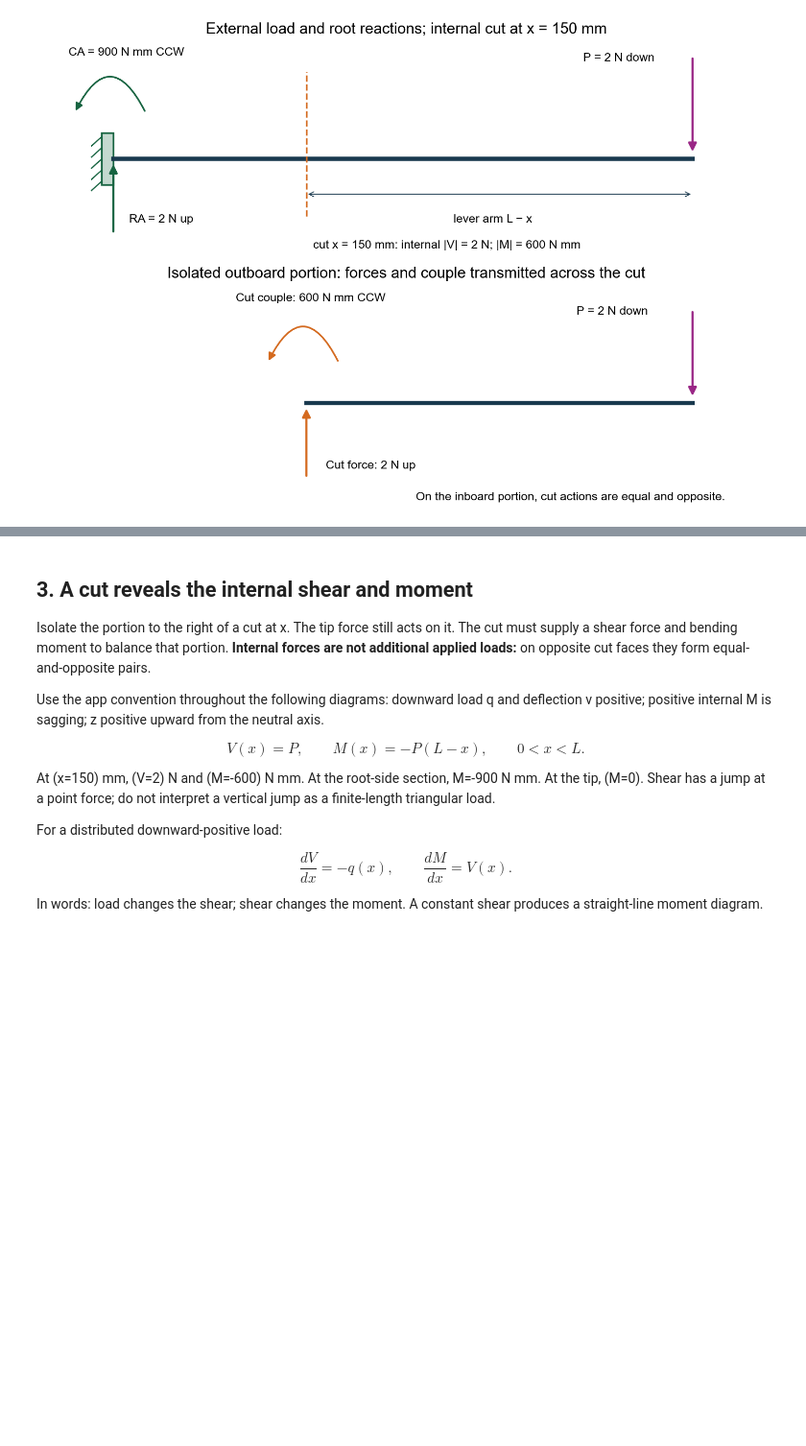
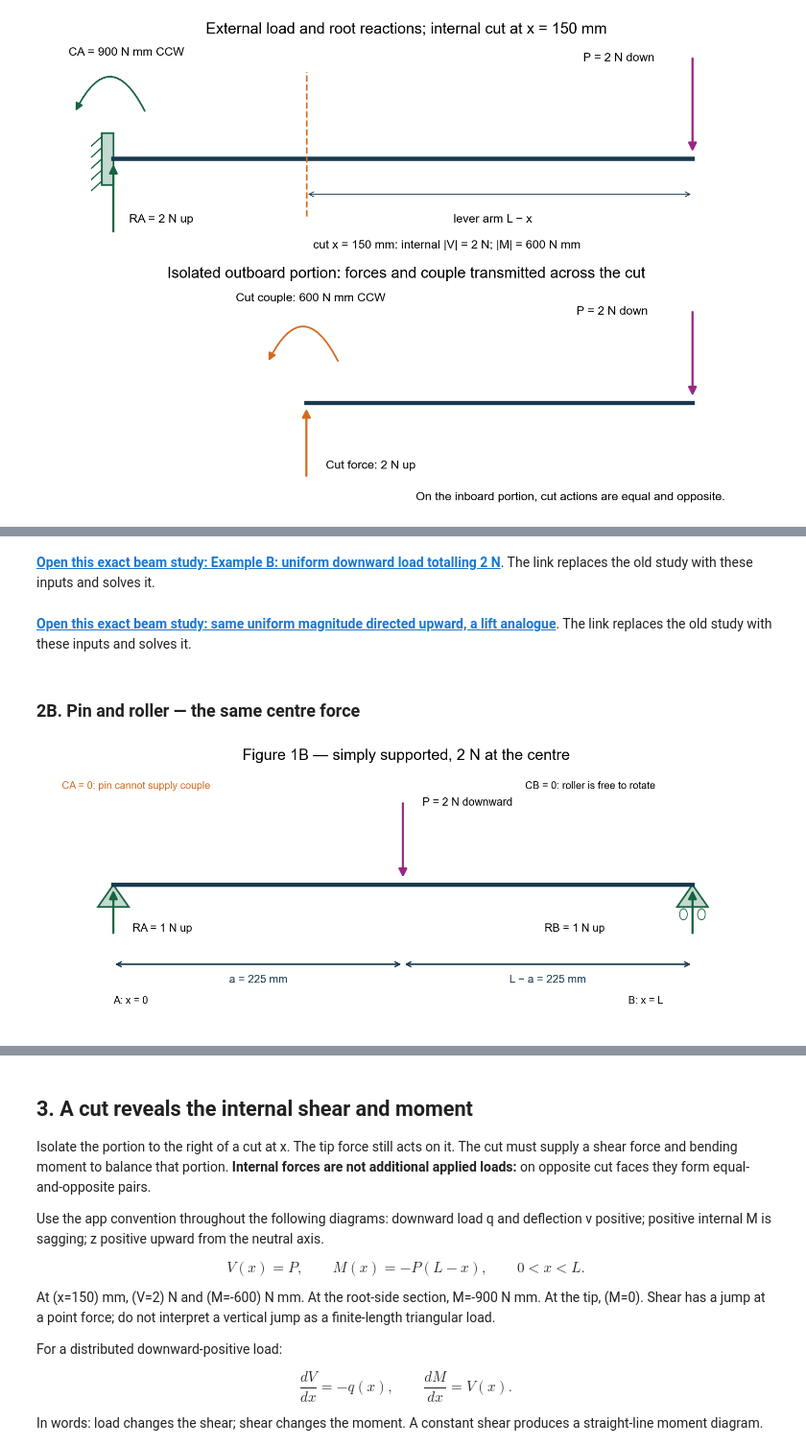
Before and after one commit to Ehsan-Roohi/Aerospace-Structures, a Jupyter notebook: notebooks/MIE446_Lecture_03_Beam_Reactions_Stress_and_Deflection.ipynb, the cells around one changed output, grey strips where cells are left out. Shown at 96% size. Saved outputs shown, nothing was run; the diff lists cells and outputs as text; code cells hidden in the pictures; blank space fills up the shorter version.

```diff
--- a/notebooks/MIE446_Lecture_03_Beam_Reactions_Stress_and_Deflection.ipynb
+++ b/notebooks/MIE446_Lecture_03_Beam_Reactions_Stress_and_Deflection.ipynb
@@ -271,0 +290,26 @@ plt.show()
+# %% [markdown]
+**[Open this exact beam study: Example B: uniform downward load totalling 2 N](https://ehsan-roohi.github.io/Aerospace-Structures/wing-lab.html?beamCase=l03-uniform)**. The link replaces the old study with these inputs and solves it.
+# %% [markdown]
+**[Open this exact beam study: same uniform magnitude directed upward, a lift analogue](https://ehsan-roohi.github.io/Aerospace-Structures/wing-lab.html?beamCase=l03-lift)**. The link replaces the old study with these inputs and solves it.
+# %% [markdown]
+### 2B. Pin and roller — the same centre force
+# %%
+#@title Figure 1B — simply supported, 2 N at the centre
+fig,ax=plt.subplots(figsize=(12,4.6),layout='constrained')
+clean_beam(ax,'Figure 1B — simply supported, 2 N at the centre')
+support(ax,0,'pin')
+support(ax,L,'roller')
+arrow(ax,(L/2,45),(L/2,3));ax.text(240,43,'P = 2 N downward',fontsize=13)
+arrow(ax,(0,-27),(0,-2),'#176441');ax.text(15,-25,'RA = 1 N up',fontsize=13)
+arrow(ax,(L,-27),(L,-2),'#176441');ax.text(335,-25,'RB = 1 N up',fontsize=13)
+dimension(ax,(0,-43),(L/2,-43),'a = 225 mm',(0,-8))
+dimension(ax,(L/2,-43),(L,-43),'L − a = 225 mm',(0,-8))
+ax.text(0,-64,'A: x = 0',fontsize=12);ax.text(400,-64,'B: x = L',fontsize=12)
+
+
+ax.text(-40,52,'CA = 0: pin cannot supply couple',fontsize=12,color='#d46a1f')
+ax.text(320,52,'CB = 0: roller is free to rotate',fontsize=12)
+ax.set_ylim(-75,65)
+plt.show()
+# %% [output]
+[figure, added]
```
Also changed, not shown: parts of 62 cells of this notebook, 8 other files.
